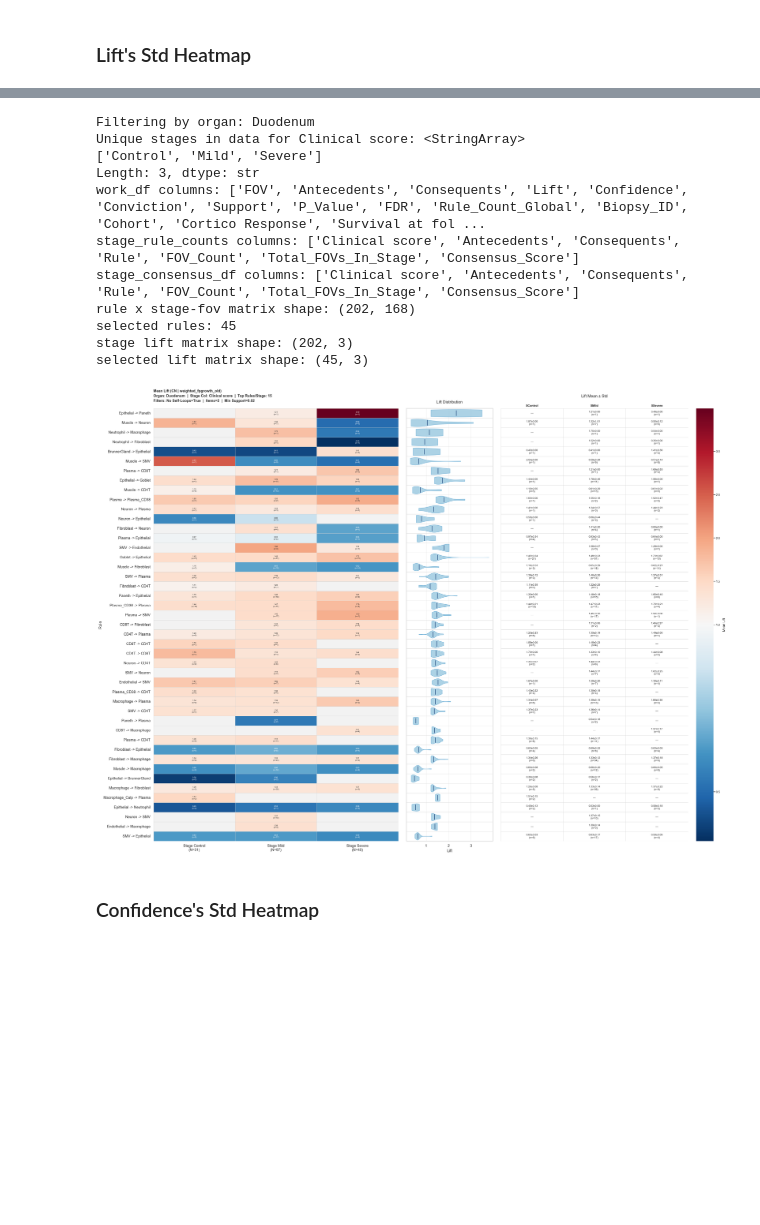
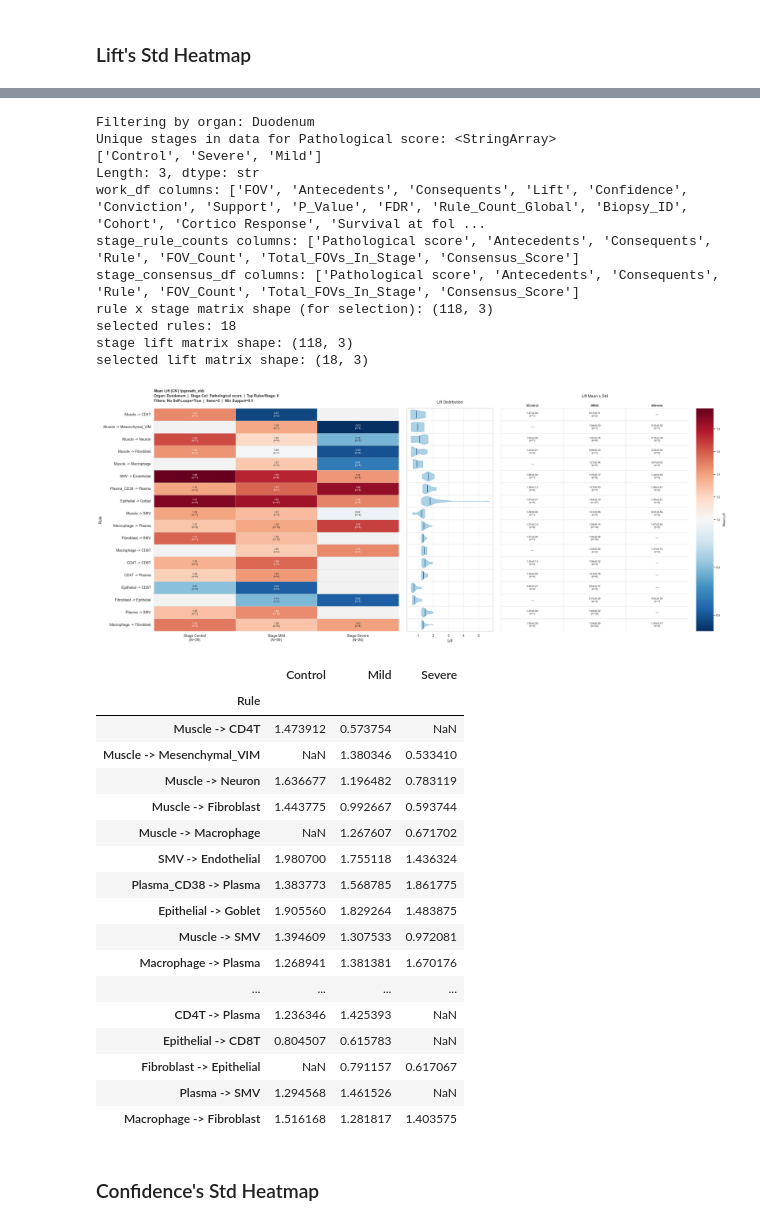
Before and after one commit to rachelbronerHU/bio-association-rule-mining-and-correlation, a Jupyter notebook: visualization/notebooks/investigation_01_colon.ipynb, the cells around one changed output, grey strips where cells are left out. Cells and saved outputs as stored; diff of their text form; code cells hidden in the pictures; blank space fills up the shorter version.

Commit message:
Add investigation notebooks for checking the rules

```diff
--- a/visualization/notebooks/investigation_01_colon.ipynb
+++ b/visualization/notebooks/investigation_01_colon.ipynb
@@ -18,18 +18,18 @@ METHOD = "CN"
 ORGAN = "Colon"   # "Colon", "Duodenum", or None
 NO_SELF = False
 SUBSET_RULE_ITEMS_EQ = 2
-SUBSET_MIN_SUPPORT = 0.02
-
+SUBSET_MIN_SUPPORT = 0.0
+MAX_FDR = 0.05
 # ---------- Stage config ----------
-STAGE_COLUMN = "Clinical score"  # e.g., "Pathological stage", "Clinical score", "GI stage"
+STAGE_COLUMN = "Pathological score"  # e.g., "Pathological stage", "Clinical score", "GI stage"
 
 # ---------- Plot config ----------
-TOP_RULES_PER_STAGE = 15
+TOP_RULES_PER_STAGE = 6
 FIG_SIZE = (18, 12)
 HEATMAP_CMAP = "YlOrRd"
 
 # ---------- Data paths ----------
-ALGO = "weighted_fpgrowth_old"
+ALGO = "fpgrowth_old"
 DATA_ROOT = fr"results\full_run\{ALGO}\data"
 RAW_RESULTS_FILE = os.path.join('..', '..', DATA_ROOT, f"results_{METHOD}.csv")
 
@@ -316,7 +316,7 @@ def _add_organ_metadata(work_df):
 # %%
 raw_results_df = pd.read_csv(RAW_RESULTS_FILE)
 print("raw_results_df:", raw_results_df.shape)
-raw_results_df = raw_results_df[raw_results_df["FDR"] <= 0.01]
+raw_results_df = raw_results_df[raw_results_df["FDR"] <= MAX_FDR]
 print("raw_results_df:", raw_results_df.shape)
 raw_results_df.head(3)
 # %% [output]
@@ -548,9 +548,13 @@ def _select_rules_by_global_lift_std():
     # rule_fov_lift_matrix = rule_stage_fov_lift.pivot(index="Rule", columns="Stage_FOV", values="Lift").fillna(0)
 
     # Alternative: Calculate std only on observed values (missing values not counted as 0)""
-    rule_fov_lift_matrix = rule_stage_fov_lift.pivot(index="Rule", columns="Stage_FOV", values="Lift")
+    # rule_fov_lift_matrix = rule_stage_fov_lift.pivot(index="Rule", columns="Stage_FOV", values="Lift")
+    # rule_global_lift_std = rule_fov_lift_matrix.std(axis=1)
 
-    rule_global_lift_std = rule_fov_lift_matrix.std(axis=1)
+    # Calculate std across STAGE MEANS instead of individual FOVs
+    rule_stage_mean_lift = rule_stage_fov_lift.groupby(["Rule", STAGE_COLUMN])["Lift"].mean().reset_index()
+    rule_stage_matrix = rule_stage_mean_lift.pivot(index="Rule", columns=STAGE_COLUMN, values="Lift")
+    rule_global_lift_std = rule_stage_matrix.std(axis=1)
 
     # Keep only rules with std > 0
     rule_global_lift_std = rule_global_lift_std[rule_global_lift_std > 0]
@@ -582,7 +586,7 @@ def _select_rules_by_global_lift_std():
     std_selected_lift_matrix.columns = [str(x) for x in std_selected_lift_matrix.columns]
     lift_heatmap_matrix = std_selected_lift_matrix.replace(0, np.nan)
 
-    print("rule x stage-fov matrix shape:", rule_fov_lift_matrix.shape)
+    print("rule x stage matrix shape (for selection):", rule_stage_matrix.shape)
     print("selected rules:", len(std_selected_rules))
     print("stage lift matrix shape:", lift_matrix.shape)
     print("selected lift matrix shape:", std_selected_lift_matrix.shape)
@@ -620,29 +624,49 @@ selected lift matrix shape: (45, 3)
 # %%
 NO_SELF = True
 confidence_heatmap_matrix, stage_consensus_df, metadata_df = _select_rules_by_global_lift_std()
 heatmap_cmap = show_zero_values_as_gray()
 plot_figure = plot_rule_stage_panels(
     score_matrix=confidence_heatmap_matrix,
     metadata_df=metadata_df,
     stage_count_rows=stage_consensus_df,
     heatmap_cmap=heatmap_cmap,
     colorbar_label="Mean Lift",
     heatmap_center=1.0,
 )
 plt.show()
+
+display(confidence_heatmap_matrix)
 # %% [output]
 Filtering by organ: Duodenum
-Unique stages in data for Clinical score: <StringArray>
-['Control', 'Mild', 'Severe']
+Unique stages in data for Pathological score: <StringArray>
+['Control', 'Severe', 'Mild']
 Length: 3, dtype: str
 work_df columns: ['FOV', 'Antecedents', 'Consequents', 'Lift', 'Confidence', 'Conviction', 'Support', 'P_Value', 'FDR', 'Rule_Count_Global', 'Biopsy_ID', 'Cohort', 'Cortico Response', 'Survival at fol ...
-stage_rule_counts columns: ['Clinical score', 'Antecedents', 'Consequents', 'Rule', 'FOV_Count', 'Total_FOVs_In_Stage', 'Consensus_Score']
-stage_consensus_df columns: ['Clinical score', 'Antecedents', 'Consequents', 'Rule', 'FOV_Count', 'Total_FOVs_In_Stage', 'Consensus_Score']
-rule x stage-fov matrix shape: (202, 168)
-selected rules: 45
-stage lift matrix shape: (202, 3)
-selected lift matrix shape: (45, 3)
+stage_rule_counts columns: ['Pathological score', 'Antecedents', 'Consequents', 'Rule', 'FOV_Count', 'Total_FOVs_In_Stage', 'Consensus_Score']
+stage_consensus_df columns: ['Pathological score', 'Antecedents', 'Consequents', 'Rule', 'FOV_Count', 'Total_FOVs_In_Stage', 'Consensus_Score']
+rule x stage matrix shape (for selection): (118, 3)
+selected rules: 18
+stage lift matrix shape: (118, 3)
+selected lift matrix shape: (18, 3)
-[figure, old version]
+[figure, new version]
+|  | Control | Mild | Severe |
+| Rule |  |  |  |
+| Muscle -> CD4T | 1.473912 | 0.573754 | NaN |
+| Muscle -> Mesenchymal_VIM | NaN | 1.380346 | 0.533410 |
+| Muscle -> Neuron | 1.636677 | 1.196482 | 0.783119 |
+| Muscle -> Fibroblast | 1.443775 | 0.992667 | 0.593744 |
+| Muscle -> Macrophage | NaN | 1.267607 | 0.671702 |
+| SMV -> Endothelial | 1.980700 | 1.755118 | 1.436324 |
+| Plasma_CD38 -> Plasma | 1.383773 | 1.568785 | 1.861775 |
+| Epithelial -> Goblet | 1.905560 | 1.829264 | 1.483875 |
+| Muscle -> SMV | 1.394609 | 1.307533 | 0.972081 |
+| Macrophage -> Plasma | 1.268941 | 1.381381 | 1.670176 |
+| ... | ... | ... | ... |
+| CD4T -> Plasma | 1.236346 | 1.425393 | NaN |
+| Epithelial -> CD8T | 0.804507 | 0.615783 | NaN |
+| Fibroblast -> Epithelial | NaN | 0.791157 | 0.617067 |
+| Plasma -> SMV | 1.294568 | 1.461526 | NaN |
+| Macrophage -> Fibroblast | 1.516168 | 1.281817 | 1.403575 |
 # %% [markdown]
 ### Confidence's Std Heatmap
 # %%
```
Also changed, not shown: parts of 9 cells of this notebook, 9 other files.
